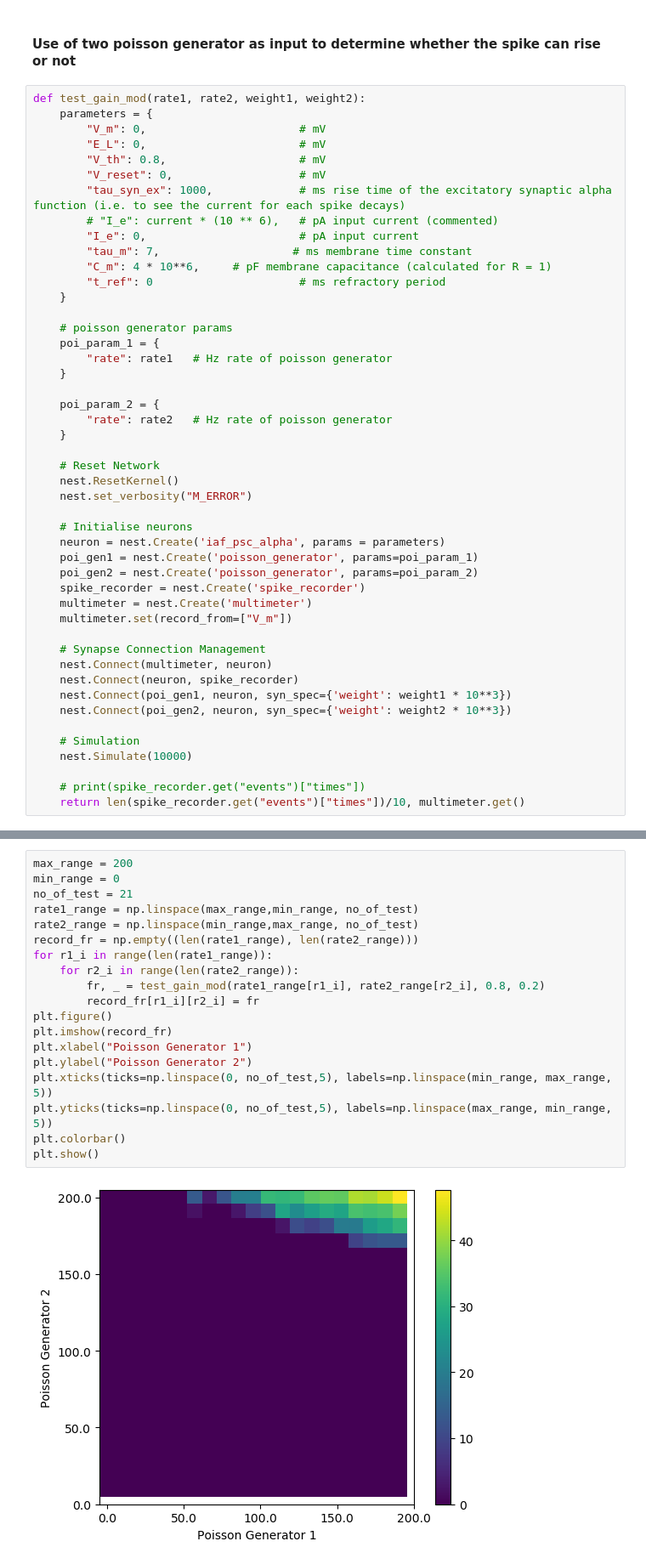
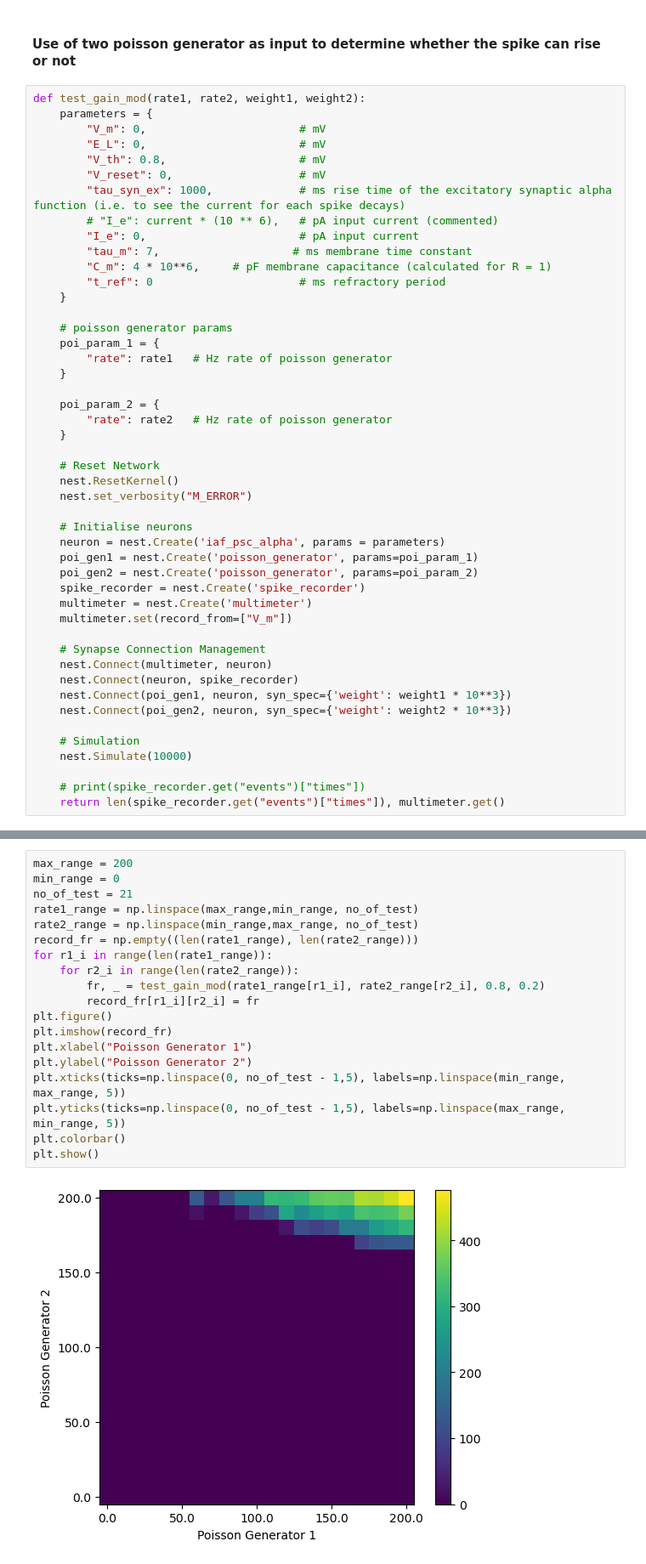
Before and after one commit to aung9htet/counting_snn, a Jupyter notebook: subitization_notebook.ipynb, the cells around one changed output, grey strips where cells are left out. Shown at 85% size. Saved outputs shown, nothing was run; the diff lists cells and outputs as text.

```diff
--- a/subitization_notebook.ipynb
+++ b/subitization_notebook.ipynb
@@ -519,7 +533,7 @@ def test_gain_mod(rate1, rate2, weight1, weight2):
     nest.Simulate(10000)
 
     # print(spike_recorder.get("events")["times"])
-    return len(spike_recorder.get("events")["times"])/10, multimeter.get()
+    return len(spike_recorder.get("events")["times"]), multimeter.get()
 # %%
 fig, axs = plt.subplots(10,10)
 max_range = 200
@@ -565,21 +579,21 @@ plt.show()
 # %%
 max_range = 200
 min_range = 0
 no_of_test = 21
 rate1_range = np.linspace(max_range,min_range, no_of_test)
 rate2_range = np.linspace(min_range,max_range, no_of_test)
 record_fr = np.empty((len(rate1_range), len(rate2_range)))
 for r1_i in range(len(rate1_range)):
     for r2_i in range(len(rate2_range)):
         fr, _ = test_gain_mod(rate1_range[r1_i], rate2_range[r2_i], 0.8, 0.2)
         record_fr[r1_i][r2_i] = fr
 plt.figure()
 plt.imshow(record_fr)
 plt.xlabel("Poisson Generator 1")
 plt.ylabel("Poisson Generator 2")
-plt.xticks(ticks=np.linspace(0, no_of_test,5), labels=np.linspace(min_range, max_range, 5))
-plt.yticks(ticks=np.linspace(0, no_of_test,5), labels=np.linspace(max_range, min_range, 5))
+plt.xticks(ticks=np.linspace(0, no_of_test - 1,5), labels=np.linspace(min_range, max_range, 5))
+plt.yticks(ticks=np.linspace(0, no_of_test - 1,5), labels=np.linspace(max_range, min_range, 5))
 plt.colorbar()
 plt.show()
 # %% [output]
-[figure, old version]
+[figure, new version]
```
Also changed, not shown: parts of 24 cells of this notebook.
